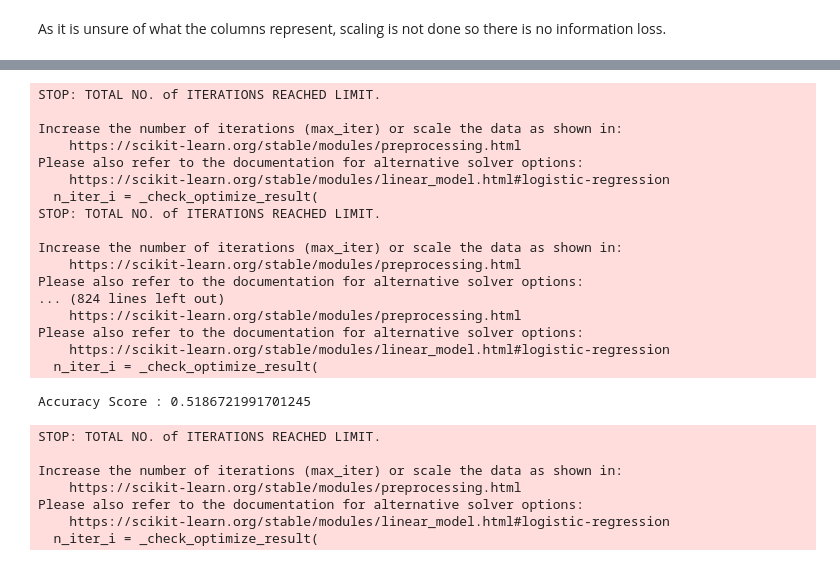
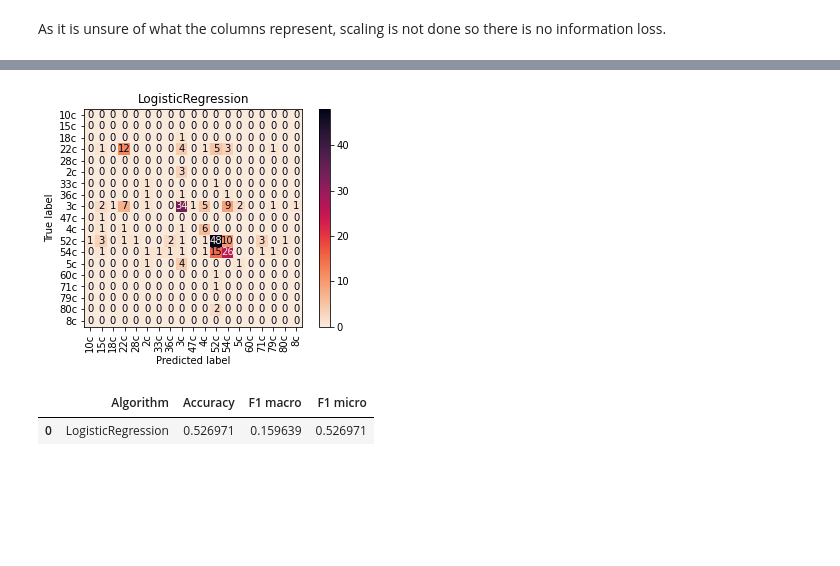
Before and after one commit to anaterovic/TFRTML, a Jupyter notebook: prep.ipynb, the cells around one changed output, grey strips where cells are left out. Cells and saved outputs as stored; diff of their text form; code cells hidden in the pictures; blank space fills up the shorter version.

```diff
--- a/prep.ipynb
+++ b/prep.ipynb
@@ -297,35 +361,15 @@ sns.heatmap(cm, annot=True, fmt="d")
 # %%
 # Do a grid search
-grid_values = {'penalty': ['l2'], 'C':[0.001,.009,0.01,.09,1,5,10,25], 'solver':['lbfgs'], 'max_iter':[100,1000,2500]}
-grid_clf_acc = GridSearchCV(clf, param_grid = grid_values,scoring = 'accuracy')
+clf = LogisticRegression()
+grid_values = {'penalty': ['l2'],
+               'C':[0.001,.009,0.01,.09,1,5,10,25],
+               'solver':['lbfgs'],
+               'max_iter':[100,1000,2500]
+              }
+grid_clf_acc = GridSearchCV(clf, param_grid = grid_values,scoring = 'accuracy', n_jobs=-1)
 grid_clf_acc.fit(X_train, y_train)
-# Predict values based on new parameters
-y_pred_acc = grid_clf_acc.predict(X_test)
-# New Model Evaluation metrics
-print('Accuracy Score : ' + str(accuracy_score(y_test,y_pred_acc)))
+evaluate([LogisticRegression(**grid_clf_acc.best_params_)], X, y)
 # %% [output]
-STOP: TOTAL NO. of ITERATIONS REACHED LIMIT.
-
-Increase the number of iterations (max_iter) or scale the data as shown in:
-    https://scikit-learn.org/stable/modules/preprocessing.html
-Please also refer to the documentation for alternative solver options:
-    https://scikit-learn.org/stable/modules/linear_model.html#logistic-regression
-  n_iter_i = _check_optimize_result(
-STOP: TOTAL NO. of ITERATIONS REACHED LIMIT.
-
-Increase the number of iterations (max_iter) or scale the data as shown in:
-    https://scikit-learn.org/stable/modules/preprocessing.html
-Please also refer to the documentation for alternative solver options:
-... (824 lines left out)
-    https://scikit-learn.org/stable/modules/preprocessing.html
-Please also refer to the documentation for alternative solver options:
-    https://scikit-learn.org/stable/modules/linear_model.html#logistic-regression
-  n_iter_i = _check_optimize_result(
-Accuracy Score : 0.5186721991701245
-STOP: TOTAL NO. of ITERATIONS REACHED LIMIT.
-
-Increase the number of iterations (max_iter) or scale the data as shown in:
-    https://scikit-learn.org/stable/modules/preprocessing.html
-Please also refer to the documentation for alternative solver options:
-    https://scikit-learn.org/stable/modules/linear_model.html#logistic-regression
-  n_iter_i = _check_optimize_result(
+[figure, added]
+|  | Algorithm | Accuracy | F1 macro | F1 micro |
+| 0 | LogisticRegression | 0.526971 | 0.159639 | 0.526971 |
```
Also changed, not shown: parts of 47 cells of this notebook.
